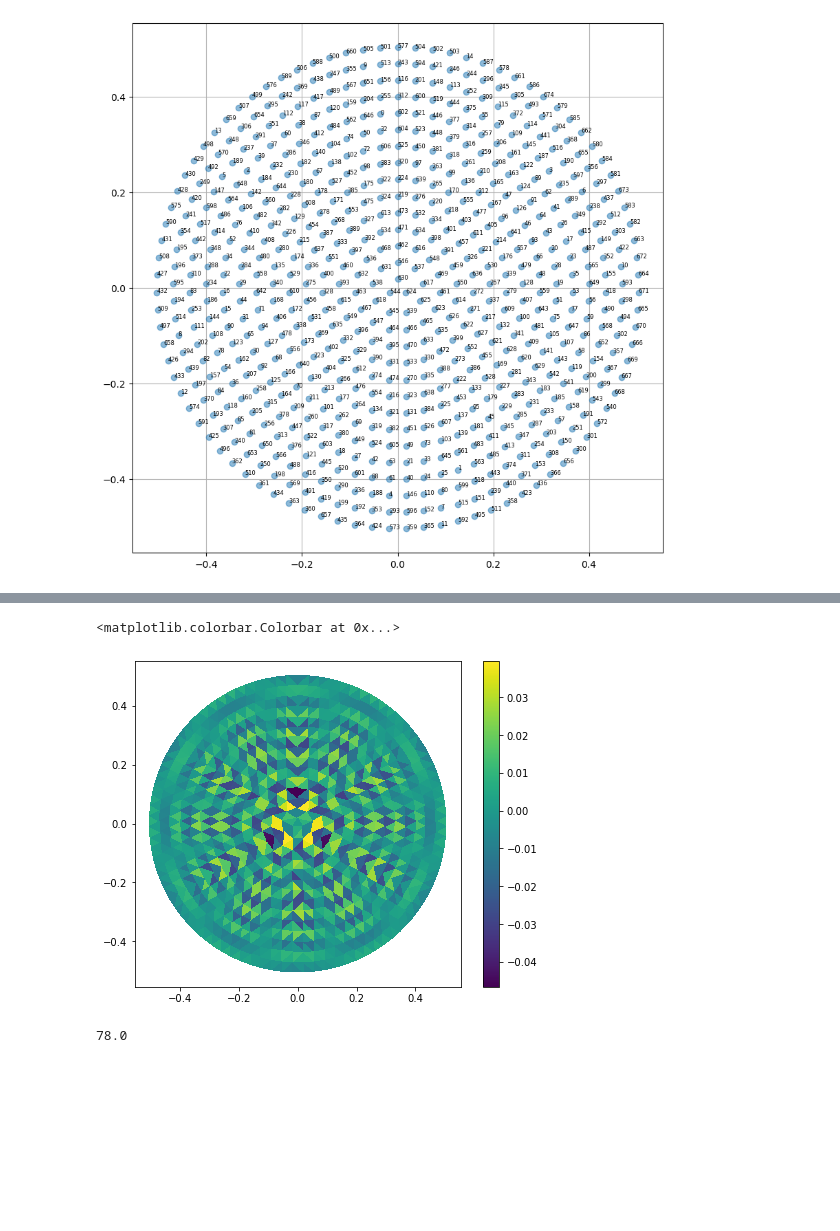
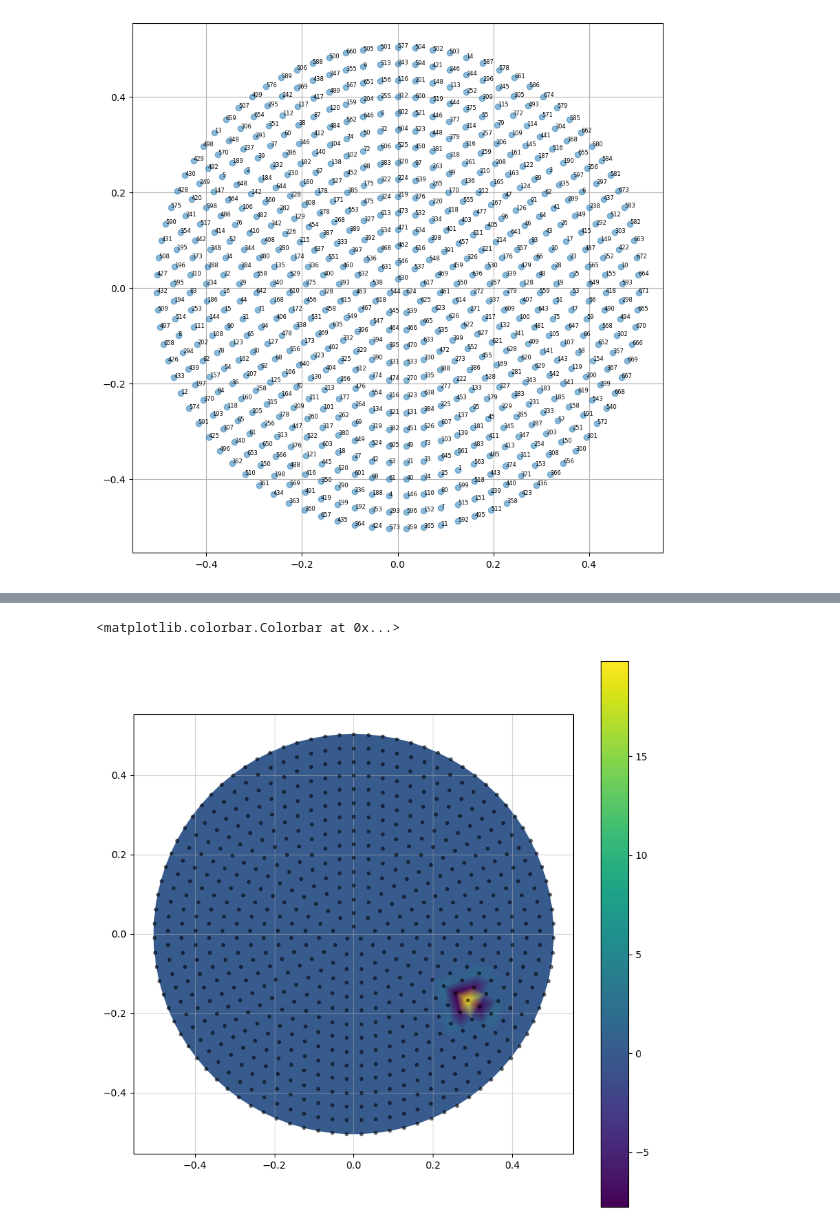
Before and after one commit to rodrigo-romano/dos-actors, a Jupyter notebook: grsim/asms/asms-nodes.ipynb, the cells around one changed output, grey strips where cells are left out. Saved outputs shown, nothing was run; the diff lists cells and outputs as text; code cells hidden in the pictures; blank space fills up the shorter version.

```diff
--- a/grsim/asms/asms-nodes.ipynb
+++ b/grsim/asms/asms-nodes.ipynb
@@ -150,18 +83,0 @@ modes = {k:fem_modes(n,CEO_KL[k]) for k in ['outer','center']}
-# %%
-i = 4
-KL = modes['outer'][f"KL_{i}"]
-xyz = np.vstack(df[f'S{i}'])
-xi = xyz[:,0]
-yi = xyz[:,1]
-vmin = KL[:n,:].min()
-vmax = KL[:n,].max()
-fig,ax = plt.subplots(figsize=[16,12])
-k = 0
-for i in range(31):
-    for j in range(0,i+1):
-        h=ax.tripcolor(xi/D+j+1,yi/D-i-1,KL[:,k],vmin=vmin,vmax=vmax)
-        k += 1
-        ax.text(j+1,-i-1,f'{k}')
-ax.set_aspect('equal')
-ax.grid()
-fig.colorbar(h,ax=ax)
@@ -213,13 +84,11 @@ ax.axis('off')
 # %%
-l = -1
-fig,ax = plt.subplots(figsize=[8,6])
-h=ax.tripcolor(xi,yi,KL[:,l])
-ax.set_aspect("equal")
+forces = np.vstack(df["VoiceCoilsForces<1"])
+fig,ax = plt.subplots(figsize=(10,10))
+h = ax.tripcolor(xyz[:,0],xyz[:,1],forces[-1,:],shading="gouraud");
+ax.plot(xyz[:,0],xyz[:,1],'k.',alpha=0.5)
+ax.grid(alpha=0.5)
+ax.set_aspect('equal')
 fig.colorbar(h,ax=ax)
 # %% [output]
 <matplotlib.colorbar.Colorbar at 0x...>
-[figure, old version]
+[figure, new version]
-# %%
-0.039*2*1e3
-# %% [output]
-78.0
```
Also changed, not shown: parts of 28 cells of this notebook, 5 other files.
